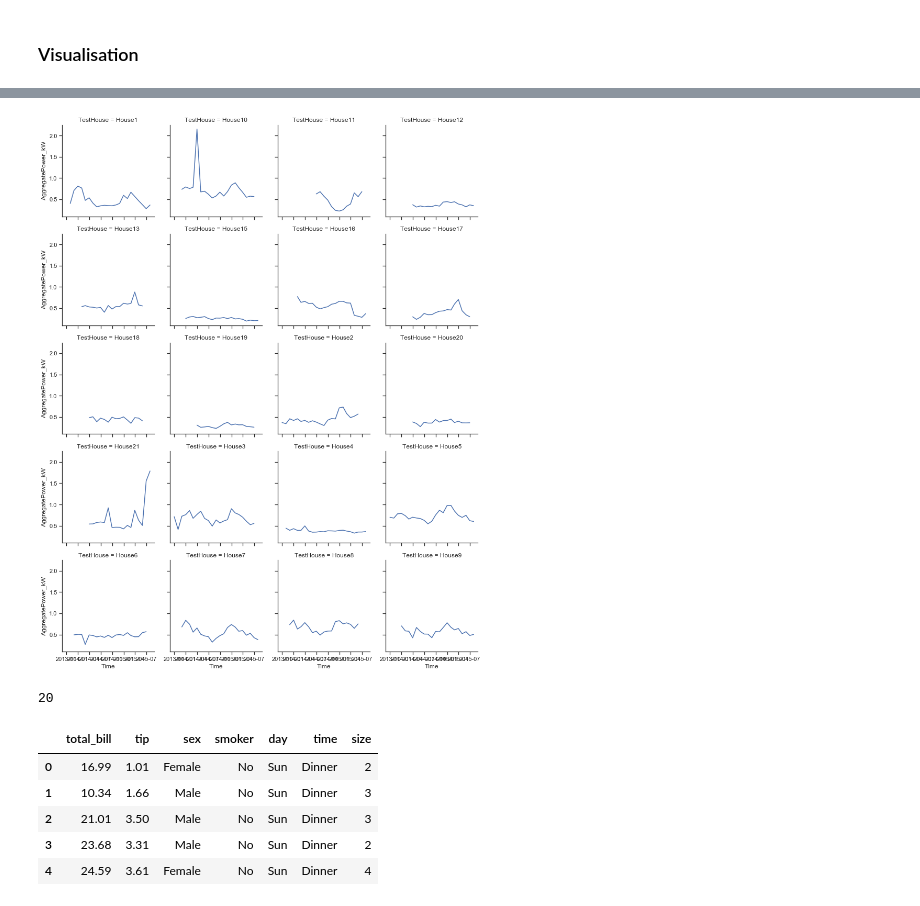
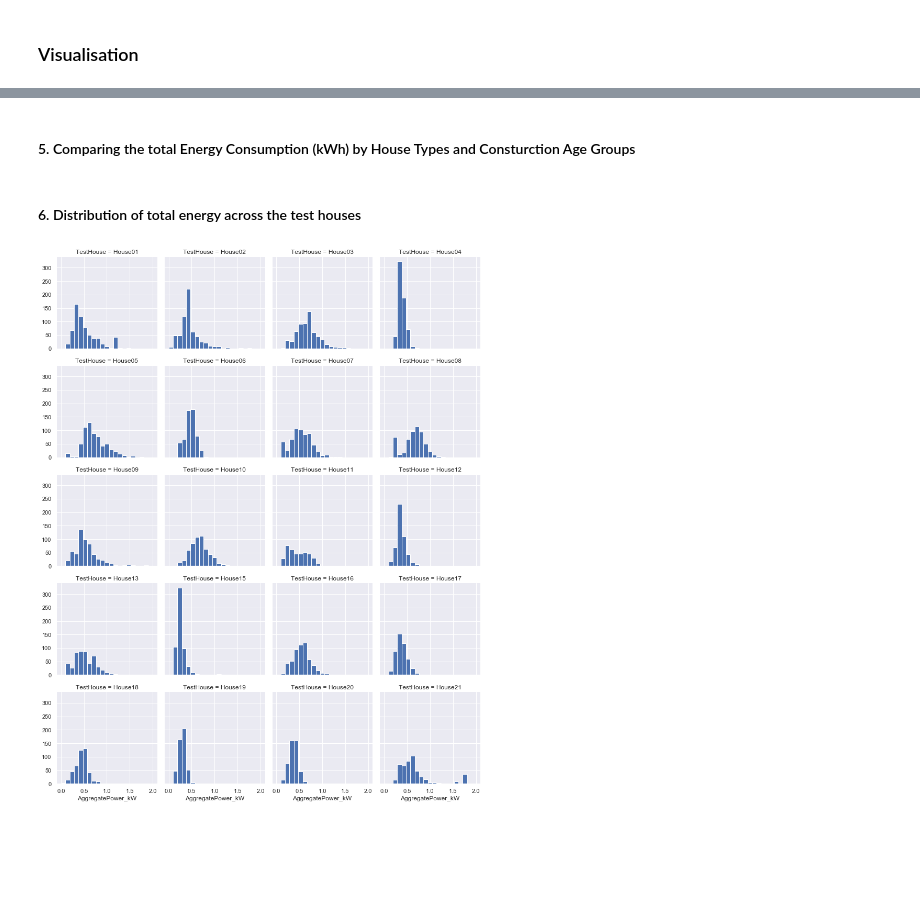
Before and after one commit to dipsonflash/19ERBE-EDA-Coursework, a Jupyter notebook: REFIT- Electrical Load Measurement- ERBE-EDA Course Work.ipynb, the cells around one changed output, grey strips where cells are left out. Saved outputs shown, nothing was run; the diff lists cells and outputs as text; code cells hidden in the pictures; blank space fills up the shorter version.

```diff
--- a/REFIT- Electrical Load Measurement- ERBE-EDA Course Work.ipynb
+++ b/REFIT- Electrical Load Measurement- ERBE-EDA Course Work.ipynb
@@ -188,0 +242,16 @@ all_data["TestHouse"] = pd.Categorical(all_data.TestHouse)
+# %%
+# Plot dataset
+p_data = all_data_summaryCombined.reset_index()
+sns.set(font_scale = 1.5)
+
+# create plotType
+g = sns.catplot(x = "Type", y = "EnergyUse_kWh",
+                hue = "Occupancy", data = p_data,
+                height = 8, aspect = 1.25,
+                kind = "bar", palette = "muted",
+                ci = None
+               )
+plt.title("Total Energy Consumption (kWh) by House Types and Occupancy")
+g.set_ylabels("Total Energy Use (KWh)")
+g.set_xlabels("House Types")
+plt.show()
@@ -189,30 +260,40 @@ all_data["TestHouse"] = pd.Categorical(all_data.TestHouse)
+# %% [markdown]
+#### 5. Comparing the total Energy Consumption (kWh) by House Types and Consturction Age Groups
+# %%
+# Plot dataset
+p_data = all_data_summaryCombined.reset_index().dropna()
+sns.set(font_scale = 1.5)
+
+# create plotType
+g = sns.catplot(x = "Type", y = "EnergyUse_kWh",
+                hue = "AgeGroup", data = p_data,
+                height = 8, aspect = 1.25,
+                kind = "bar", palette = "muted",
+                ci = None
+               )
+plt.title("Total Energy Consumption (kWh) by House Types and Construction Age Groups")
+g.set_ylabels("Total Energy Use (KWh)")
+g.set_xlabels("House Types")
+plt.show()
+# %% [markdown]
+#### 6. Distribution of total energy across the test houses
 # %%
 #sns.set(style = "ticks", color_codes = True)
 #no_of_houses = all_data["TestHouse"].nunique()
+sns.set(style="darkgrid")
 
-p0 = all_data.reset_index()
+p0 = all_data.reset_index().sort_values('TestHouse', ascending = True)
 p1 = sns.FacetGrid(p0, col = "TestHouse", col_wrap = 4)
 #p2 = p1.map(plt.plot, "Time", "AggregatePower_kW")
-p2 = p1.map_dataframe(sns.lineplot, "Time", "AggregatePower_kW")
+bins = np.linspace(0, 2.0, 22)
+
+p2 = p1.map_dataframe(plt.hist, "AggregatePower_kW",
+                      bins = bins
+                     )
 
 #define date format
 #date_form = mdates.DateFormatter("%b-%Y")
 #ax.xaxis.set_major_formatter(date_form)
-plt.show()
+#plt.show()
 # %% [output]
-[figure, old version]
+[figure, new version]
-# %%
-no_of_houses = all_data["TestHouse"].nunique()#.value_counts()
-no_of_houses
-# %% [output]
-20
-# %%
-tips = sns.load_dataset("tips")
-tips.head()
-# %% [output]
-|  | total_bill | tip | sex | smoker | day | time | size |
-| 0 | 16.99 | 1.01 | Female | No | Sun | Dinner | 2 |
-| 1 | 10.34 | 1.66 | Male | No | Sun | Dinner | 3 |
-| 2 | 21.01 | 3.50 | Male | No | Sun | Dinner | 3 |
-| 3 | 23.68 | 3.31 | Male | No | Sun | Dinner | 2 |
-| 4 | 24.59 | 3.61 | Female | No | Sun | Dinner | 4 |
```
Also changed, not shown: parts of 42 cells of this notebook.
